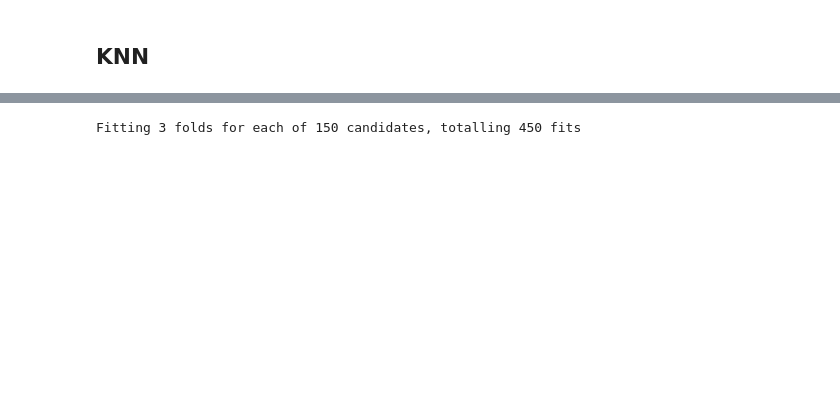
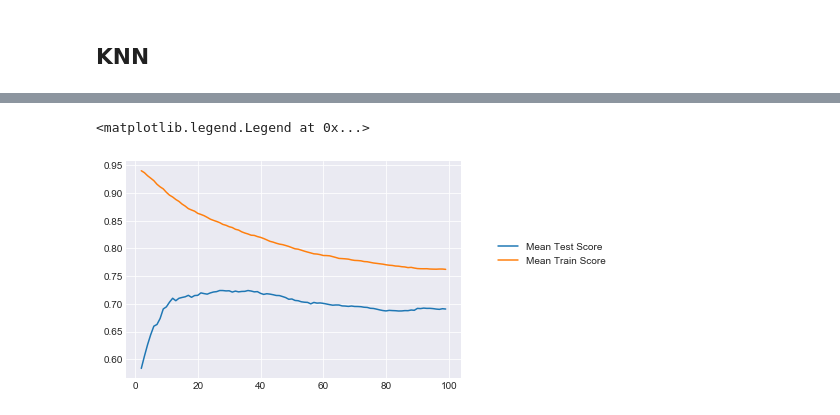
Before and after one commit to jtimdwyer/DSI_project_4, a Jupyter notebook: notebooks/06_Modeling_td.ipynb, the cells around one changed output, grey strips where cells are left out. Cells and saved outputs as stored; diff of their text form; code cells hidden in the pictures; blank space fills up the shorter version.

```diff
--- a/notebooks/06_Modeling_td.ipynb
+++ b/notebooks/06_Modeling_td.ipynb
@@ -145,8 +255,9 @@ with open(f'../models/{model_file}', 'wb') as file:
 # %%
 knn = KNeighborsClassifier()
 params = {
-    'n_neighbors': range(25, 100),
-    'weights':['uniform', 'distance']
+    'n_neighbors': range(2,100),
+    'weights':['uniform']
 }
-%time gs_knn = GridSearchCV(knn, param_grid = params, scoring='roc_auc', verbose=1)
+gs_knn = GridSearchCV(knn, param_grid = params, scoring='roc_auc', verbose=1, return_train_score=True)
+gs_knn.fit(X_train, y_train)
 # %% [output]
@@ -155,6 +274,10 @@ Wall time: 204 µs
-# %%
-gs_knn.fit(X_train, y_train)
-# %% [output]
-Fitting 3 folds for each of 150 candidates, totalling 450 fits
+# %%
+mtest, mtrain = gs_knn.cv_results_['mean_test_score'], gs_knn.cv_results_['mean_train_score']
+plt.plot(params['n_neighbors'], mtest, label='Mean Test Score')
+plt.plot(params['n_neighbors'], mtrain, label='Mean Train Score')
+plt.legend(loc=(1.1, .5))
+# %% [output]
+<matplotlib.legend.Legend at 0x...>
+[figure, added]
 # %%
 gs_knn.best_params_
```
Also changed, not shown: parts of 29 cells of this notebook, 6 other files.
